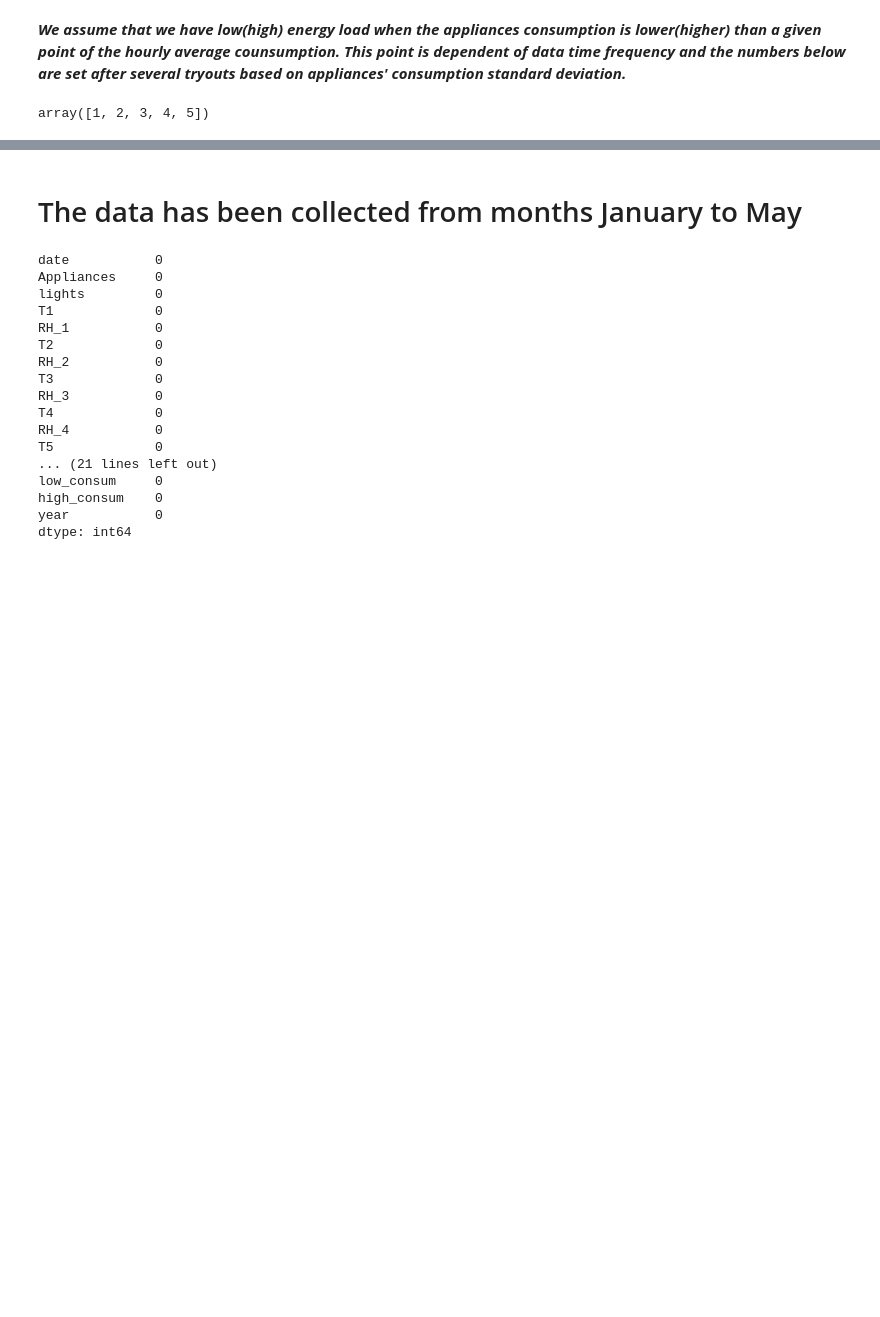
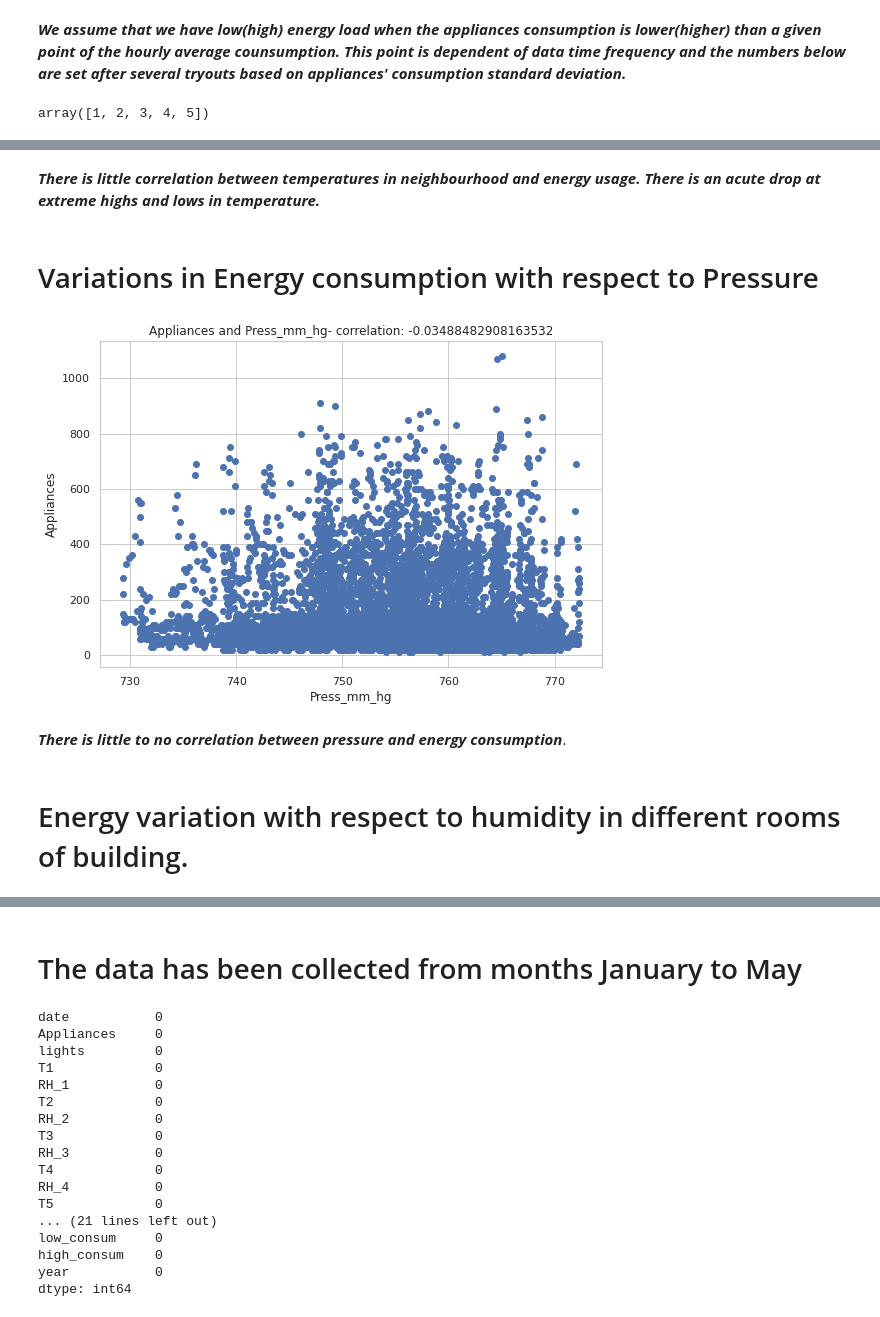
Before and after one commit to akifkashif/Captsone-Project---Data-Application-Energy-Linear-Regression-, a Jupyter notebook: Appliances_Energy_Prediction.ipynb, the cells around one changed output, grey strips where cells are left out. Cells and saved outputs as stored; diff of their text form; code cells hidden in the pictures; blank space fills up the shorter version.

```diff
--- a/Appliances_Energy_Prediction.ipynb
+++ b/Appliances_Energy_Prediction.ipynb
@@ -210,0 +299,23 @@ array([1, 2, 3, 4, 5])
+# %% [markdown]
+***There is little correlation between temperatures in neighbourhood and energy usage. There is an acute drop at extreme highs and lows in temperature.***
+# %% [markdown]
+# Variations in Energy consumption with respect to Pressure
+# %%
+fig = plt.figure(figsize=(9, 6))
+ax = fig.gca()
+feature = df['Press_mm_hg']
+label = df['Appliances']
+correlation = feature.corr(label)
+plt.scatter(x=feature, y=label)
+plt.xlabel('Press_mm_hg')
+plt.ylabel('Appliances')
+ax.set_title('Appliances and' + ' Press_mm_hg' + '- correlation: ' + str(correlation))
+
+
+plt.show()
+# %% [output]
+[figure, added]
+# %% [markdown]
+***There is little to  no correlation between pressure and energy consumption***.
+# %% [markdown]
+# Energy variation with respect to humidity in different rooms of building.
```
Also changed, not shown: parts of 16 cells of this notebook.
